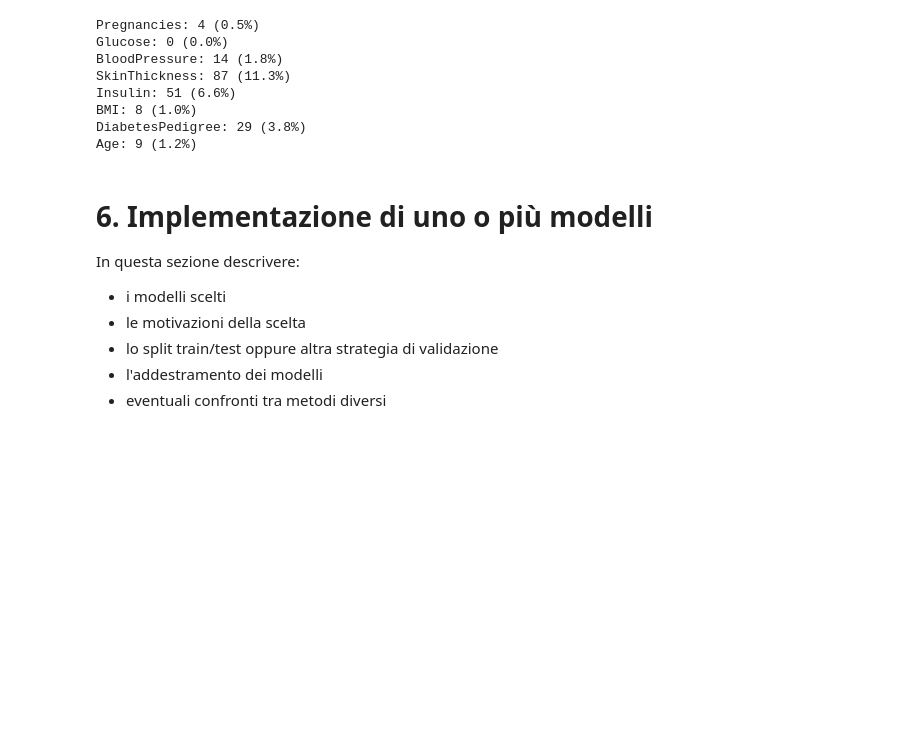
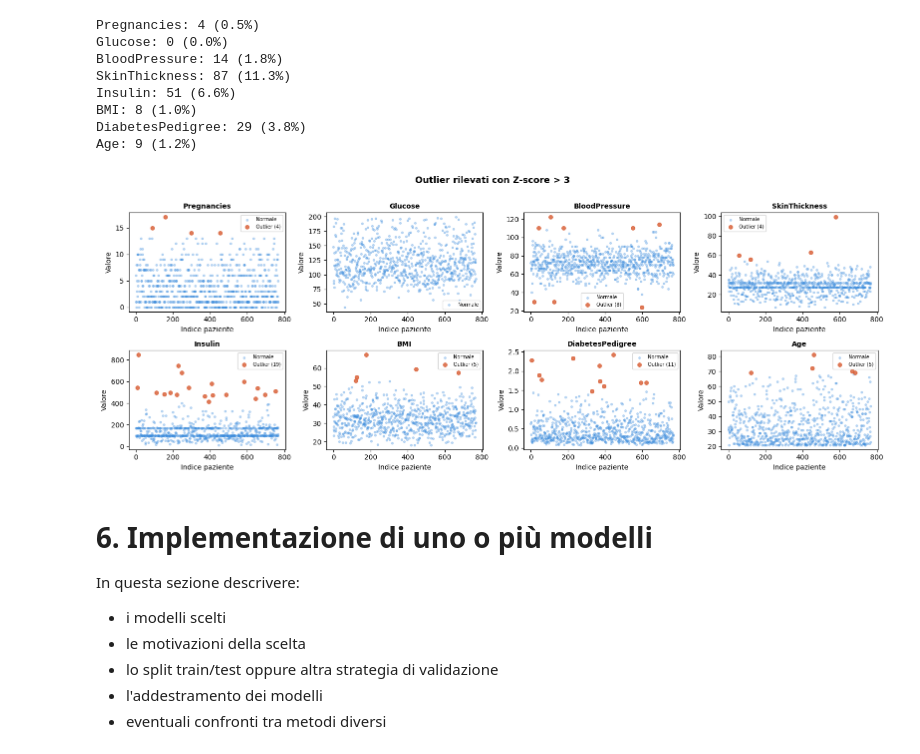
Before and after one commit to auroraloprino/LLM-Pima-Indians-Diabetes, a Jupyter notebook: notebook.ipynb, the cells around one changed output. Drawn from its saved outputs; the diff is of its cells as text; code cells hidden in the pictures; blank space fills up the shorter version.

Commit message:
z-score >3 outlier

```diff
--- a/notebook.ipynb
+++ b/notebook.ipynb
@@ -362,6 +362,28 @@ Insulin: 51 (6.6%)
 BMI: 8 (1.0%)
 DiabetesPedigree: 29 (3.8%)
 Age: 9 (1.2%)
+# %%
+fig, axes = plt.subplots(2, 4, figsize=(16, 6))
+axes = axes.flatten()
+
+for i, col in enumerate(feature_cols):
+    z = np.abs(stats.zscore(df_clean[col]))
+    normal = df_clean[col][z <= 3]
+    outliers = df_clean[col][z > 3]
+    axes[i].scatter(normal.index, normal.values, alpha=0.3, s=8, color='#378ADD', label='Normale')
+    if len(outliers) > 0:
+        axes[i].scatter(outliers.index, outliers.values, alpha=0.8, s=30,
+                        color='#D85A30', label=f'Outlier ({len(outliers)})', zorder=5)
+    axes[i].set_title(col, fontweight='bold', fontsize=10)
+    axes[i].set_xlabel('Indice paziente')
+    axes[i].set_ylabel('Valore')
+    axes[i].legend(fontsize=7)
+
+plt.suptitle('Outlier rilevati con Z-score > 3', fontsize=13, fontweight='bold', y=1.01)
+plt.tight_layout()
+plt.show()
+# %% [output]
+[figure, added]
 # %% [markdown]
 # 6. Implementazione di uno o più modelli
 
```
